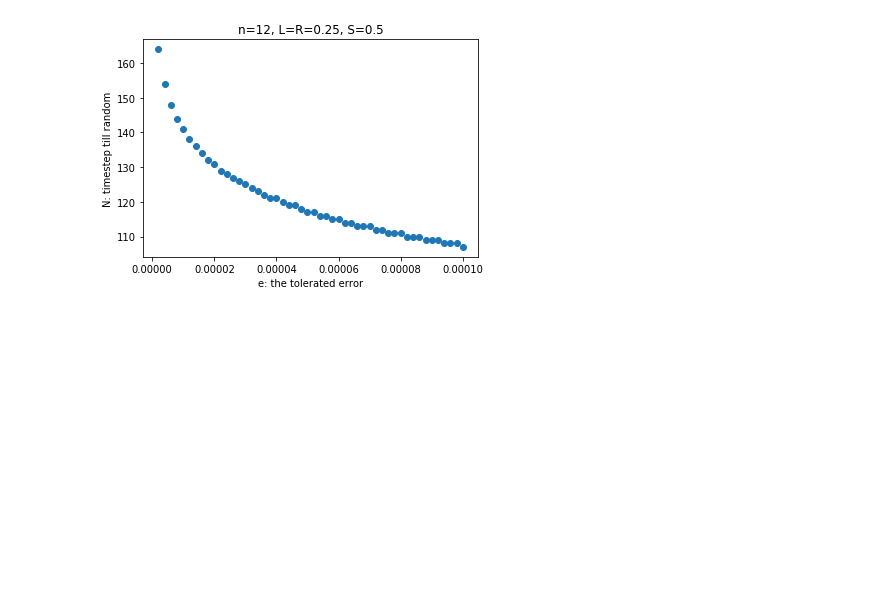
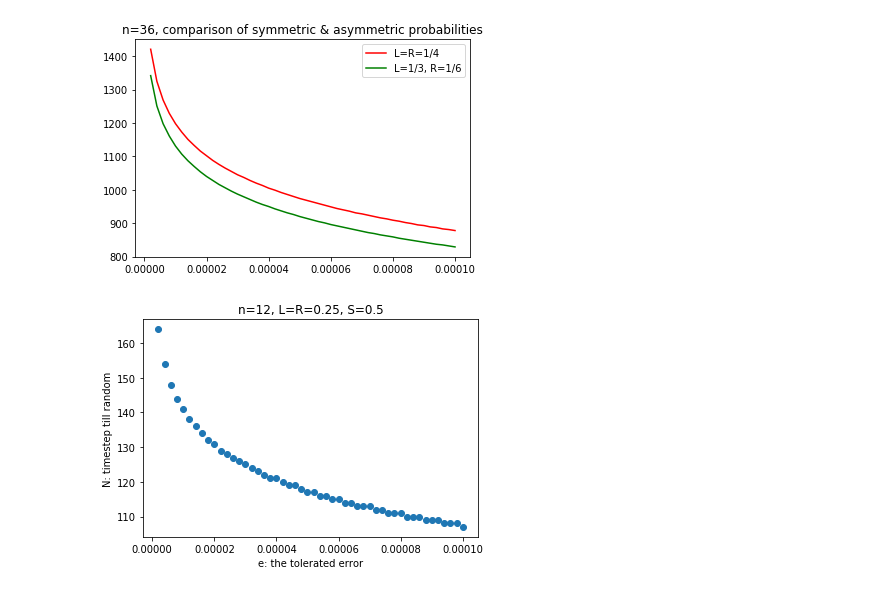
Before and after one commit to lliu58b/BUMP-code, a Jupyter notebook: epsilon_plotting.ipynb, the cells around one changed output. Drawn from its saved outputs; the diff is of its cells as text; code cells hidden in the pictures; blank space fills up the shorter version.

```diff
--- a/epsilon_plotting.ipynb
+++ b/epsilon_plotting.ipynb
@@ -59,6 +59,18 @@ def inverse(x, a, b):
 # the logarithm function
 def logfunction(x, a, b):
     return a * np.log(x) + b # y = alogx+b
+# %%
+e8, N8 = parse_csv("matlab_sim/data_e_N_8.csv")
+e6, N6 = parse_csv("matlab_sim/data_e_N_6.csv")
+plt.ion()
+plt.figure()
+plt.title("n=36, comparison of symmetric & asymmetric probabilities")
+plt.plot(e8, N8, 'r', label="L=R=1/4")
+plt.plot(e6, N6, 'g', label="L=1/3, R=1/6")
+plt.legend()
+plt.show()
+# %% [output]
+[figure, added]
 # %%
 e1, N1 = parse_csv("matlab_sim/data_e_N_1.csv")
 plot(e1, N1, title='n=12, L=R=0.25, S=0.5')
```
Also changed, not shown: parts of 2 cells of this notebook, 1 other file.
